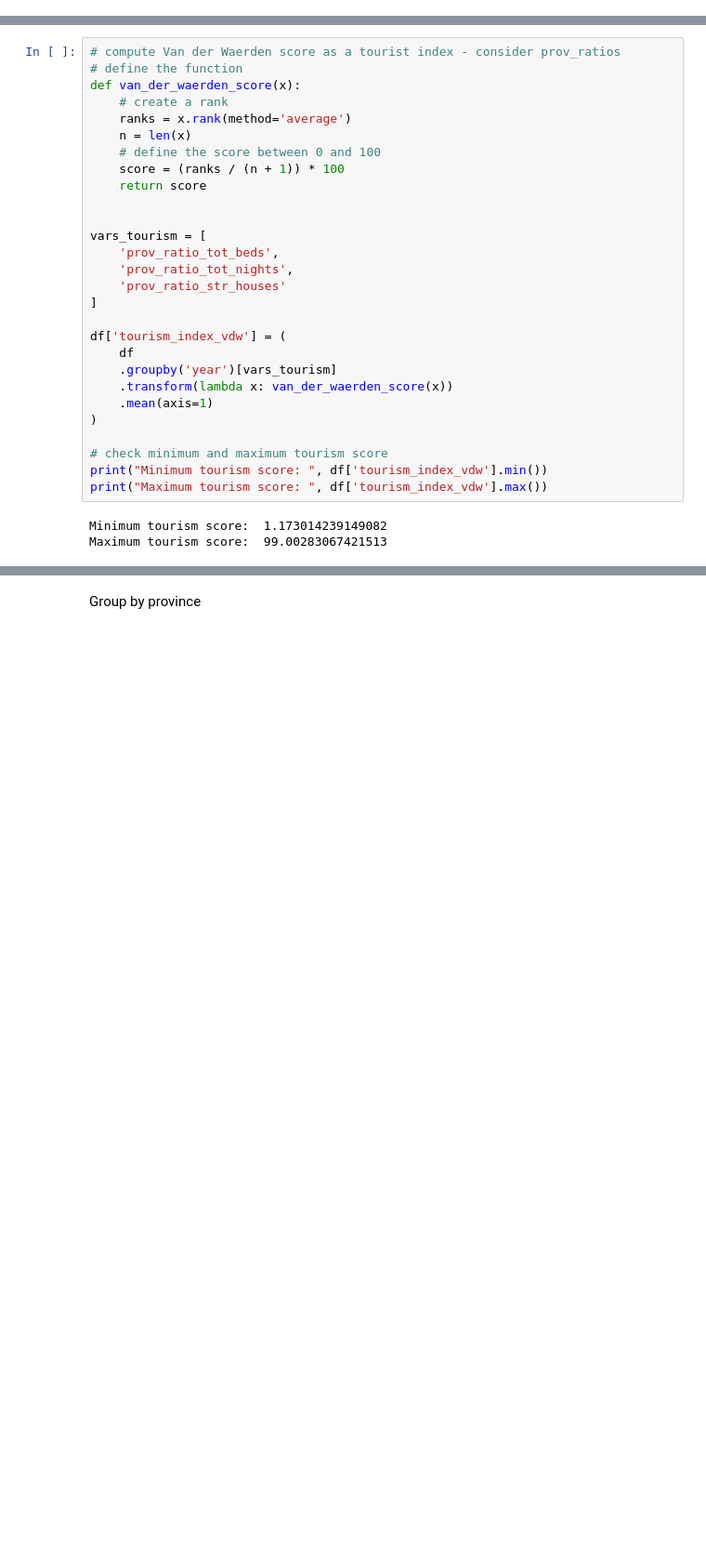
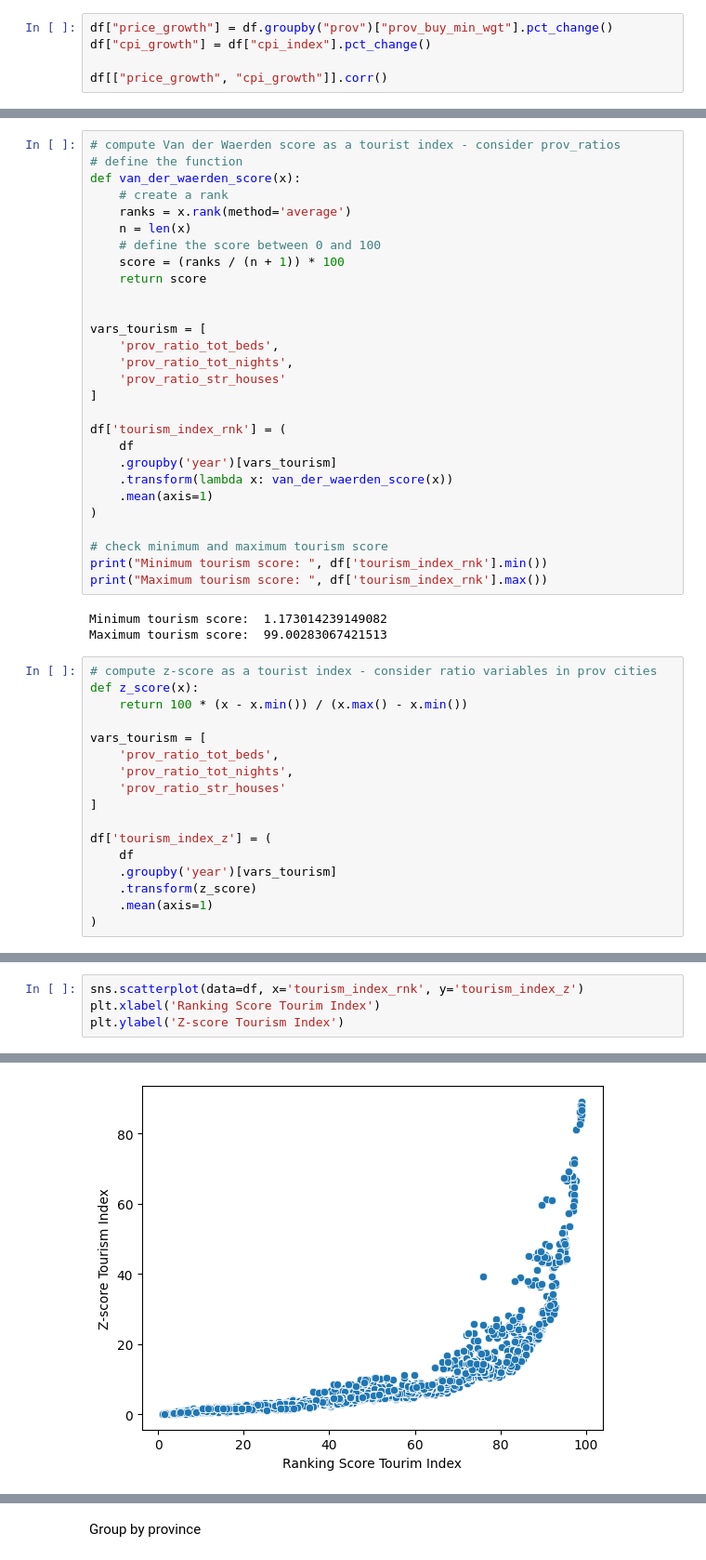
Before and after one commit to FrancescoCorti/Housing_Project, a Jupyter notebook: code/3_0_enginnering_new.ipynb, the cells around one changed output, grey strips where cells are left out. Shown at 93% size. Saved outputs shown, nothing was run; the diff lists cells and outputs as text; blank space fills up the shorter version.

```diff
--- a/code/3_0_enginnering_new.ipynb
+++ b/code/3_0_enginnering_new.ipynb
@@ -117,0 +120,5 @@ df = df.drop(columns = ['buy_min_fraction', 'buy_max_fraction', 'median_income_f
+# %%
+df["price_growth"] = df.groupby("prov")["prov_buy_min_wgt"].pct_change()
+df["cpi_growth"] = df["cpi_index"].pct_change()
+
+df[["price_growth", "cpi_growth"]].corr()
@@ -215,7 +226,7 @@ vars_tourism = [
     'prov_ratio_str_houses'
 ]
 
-df['tourism_index_vdw'] = (
+df['tourism_index_rnk'] = (
     df
     .groupby('year')[vars_tourism]
     .transform(lambda x: van_der_waerden_score(x))
@@ -223,8 +234,25 @@ df['tourism_index_vdw'] = (
 )
 
 # check minimum and maximum tourism score
-print("Minimum tourism score: ", df['tourism_index_vdw'].min())
-print("Maximum tourism score: ", df['tourism_index_vdw'].max())
+print("Minimum tourism score: ", df['tourism_index_rnk'].min())
+print("Maximum tourism score: ", df['tourism_index_rnk'].max())
 # %% [output]
 Minimum tourism score:  1.173014239149082
 Maximum tourism score:  99.00283067421513
+# %%
+# compute z-score as a tourist index - consider ratio variables in prov cities
+def z_score(x):
+    return 100 * (x - x.min()) / (x.max() - x.min())
+
+vars_tourism = [
+    'prov_ratio_tot_beds',
+    'prov_ratio_tot_nights',
+    'prov_ratio_str_houses'
+]
+
+df['tourism_index_z'] = (
+    df
+    .groupby('year')[vars_tourism]
+    .transform(z_score)
+    .mean(axis=1)
+)
@@ -230,0 +269,5 @@ Maximum tourism score:  99.00283067421513
+# %%
+sns.scatterplot(data=df, x='tourism_index_rnk', y='tourism_index_z')
+plt.xlabel('Ranking Score Tourim Index')
+plt.ylabel('Z-score Tourism Index')
+# %% [output]
@@ -230,0 +275 @@ Maximum tourism score:  99.00283067421513
+[figure, added]
```
Also changed, not shown: parts of 19 cells of this notebook, 3 other files.
